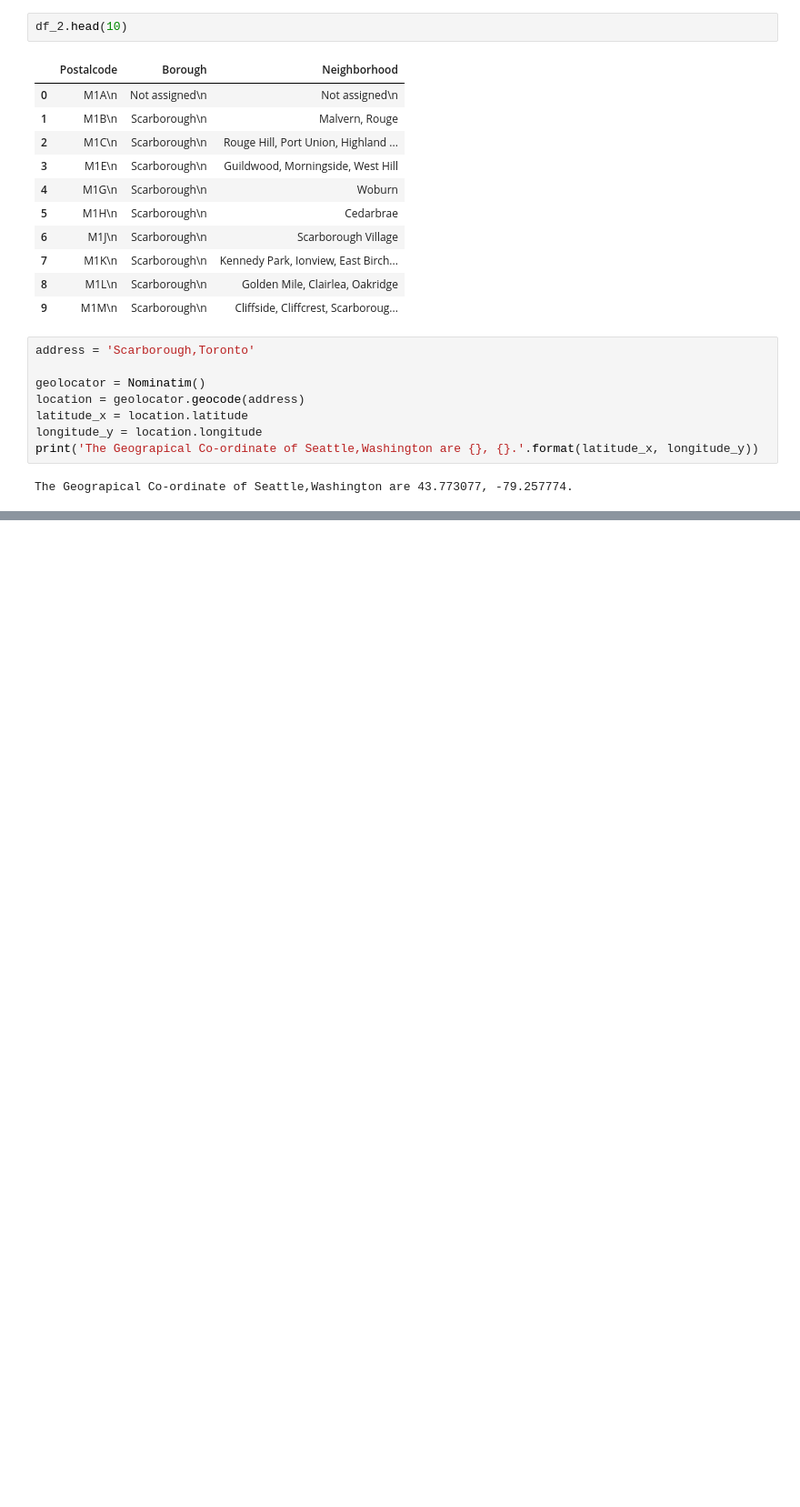
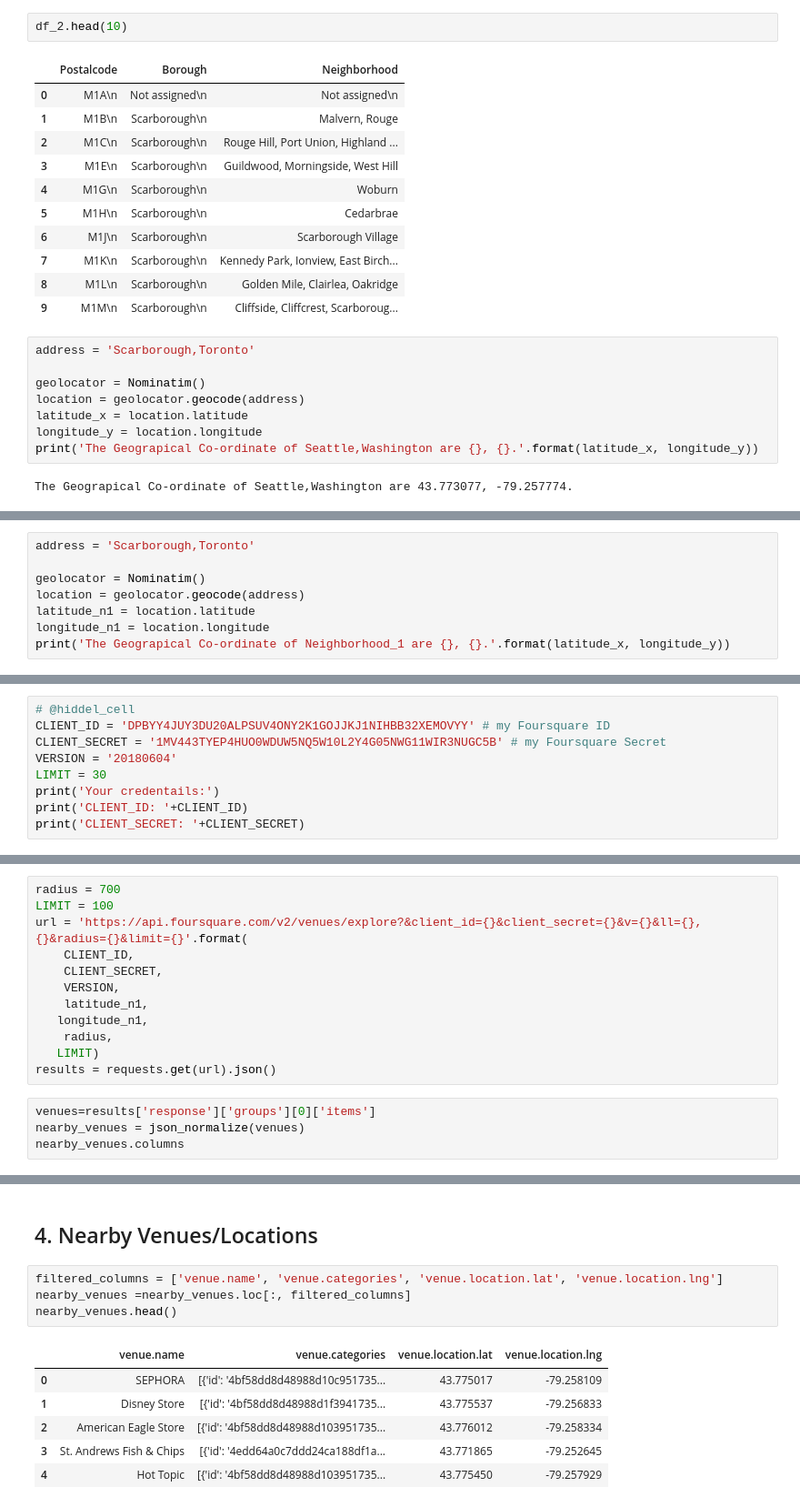
Before and after one commit to tubakhanji/Capstone-Final, a Jupyter notebook: Project Code.ipynb, the cells around one changed output, grey strips where cells are left out. Shown at 91% size. Drawn from its saved outputs; the diff is of its cells as text; blank space fills up the shorter version.

```diff
--- a/Project Code.ipynb
+++ b/Project Code.ipynb
@@ -185,0 +208,8 @@ The Geograpical Co-ordinate of Seattle,Washington are 43.773077, -79.257774.
+# %%
+address = 'Scarborough,Toronto'
+
+geolocator = Nominatim()
+location = geolocator.geocode(address)
+latitude_n1 = location.latitude
+longitude_n1 = location.longitude
+print('The Geograpical Co-ordinate of Neighborhood_1 are {}, {}.'.format(latitude_x, longitude_y))
@@ -185,0 +218,9 @@ The Geograpical Co-ordinate of Seattle,Washington are 43.773077, -79.257774.
+# %%
+# @hiddel_cell
+CLIENT_ID = 'DPBYY4JUY3DU20ALPSUV4ONY2K1GOJJKJ1NIHBB32XEMOVYY' # my Foursquare ID
+CLIENT_SECRET = '1MV443TYEP4HUO0WDUW5NQ5W10L2Y4G05NWG11WIR3NUGC5B' # my Foursquare Secret
+VERSION = '20180604'
+LIMIT = 30
+print('Your credentails:')
+print('CLIENT_ID: '+CLIENT_ID)
+print('CLIENT_SECRET: '+CLIENT_SECRET)
@@ -185,0 +231,16 @@ The Geograpical Co-ordinate of Seattle,Washington are 43.773077, -79.257774.
+# %%
+radius = 700
+LIMIT = 100
+url = 'https://api.foursquare.com/v2/venues/explore?&client_id={}&client_secret={}&v={}&ll={},{}&radius={}&limit={}'.format(
+    CLIENT_ID,
+    CLIENT_SECRET,
+    VERSION,
+    latitude_n1,
+   longitude_n1,
+    radius,
+   LIMIT)
+results = requests.get(url).json()
+# %%
+venues=results['response']['groups'][0]['items']
+nearby_venues = json_normalize(venues)
+nearby_venues.columns
@@ -185,0 +269,13 @@ The Geograpical Co-ordinate of Seattle,Washington are 43.773077, -79.257774.
+# %% [markdown]
+## 4. Nearby Venues/Locations
+# %%
+filtered_columns = ['venue.name', 'venue.categories', 'venue.location.lat', 'venue.location.lng']
+nearby_venues =nearby_venues.loc[:, filtered_columns]
+nearby_venues.head()
+# %% [output]
+|  | venue.name | venue.categories | venue.location.lat | venue.location.lng |
+| 0 | SEPHORA | [{'id': '4bf58dd8d48988d10c951735... | 43.775017 | -79.258109 |
+| 1 | Disney Store | [{'id': '4bf58dd8d48988d1f3941735... | 43.775537 | -79.256833 |
+| 2 | American Eagle Store | [{'id': '4bf58dd8d48988d103951735... | 43.776012 | -79.258334 |
+| 3 | St. Andrews Fish & Chips | [{'id': '4edd64a0c7ddd24ca188df1a... | 43.771865 | -79.252645 |
+| 4 | Hot Topic | [{'id': '4bf58dd8d48988d103951735... | 43.775450 | -79.257929 |
```
Also changed, not shown: parts of 6 cells of this notebook.
